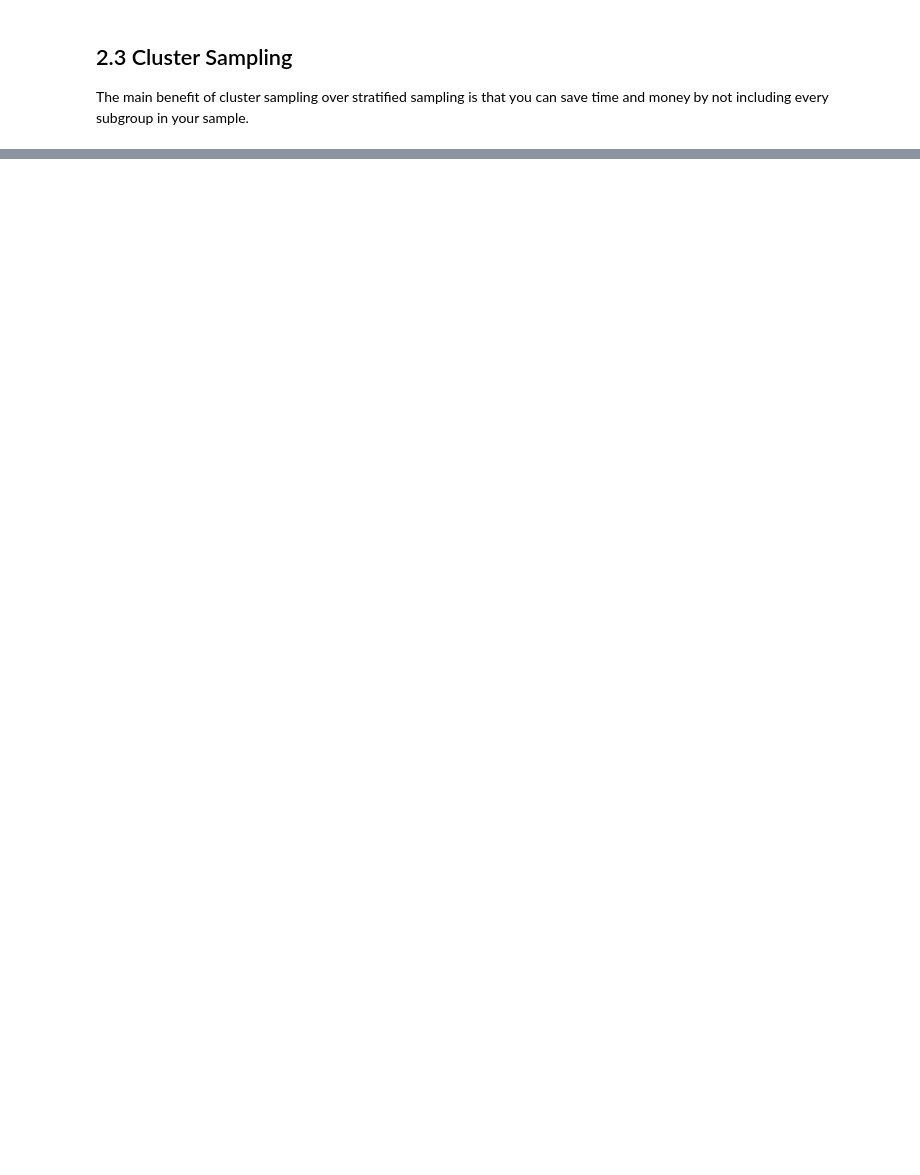
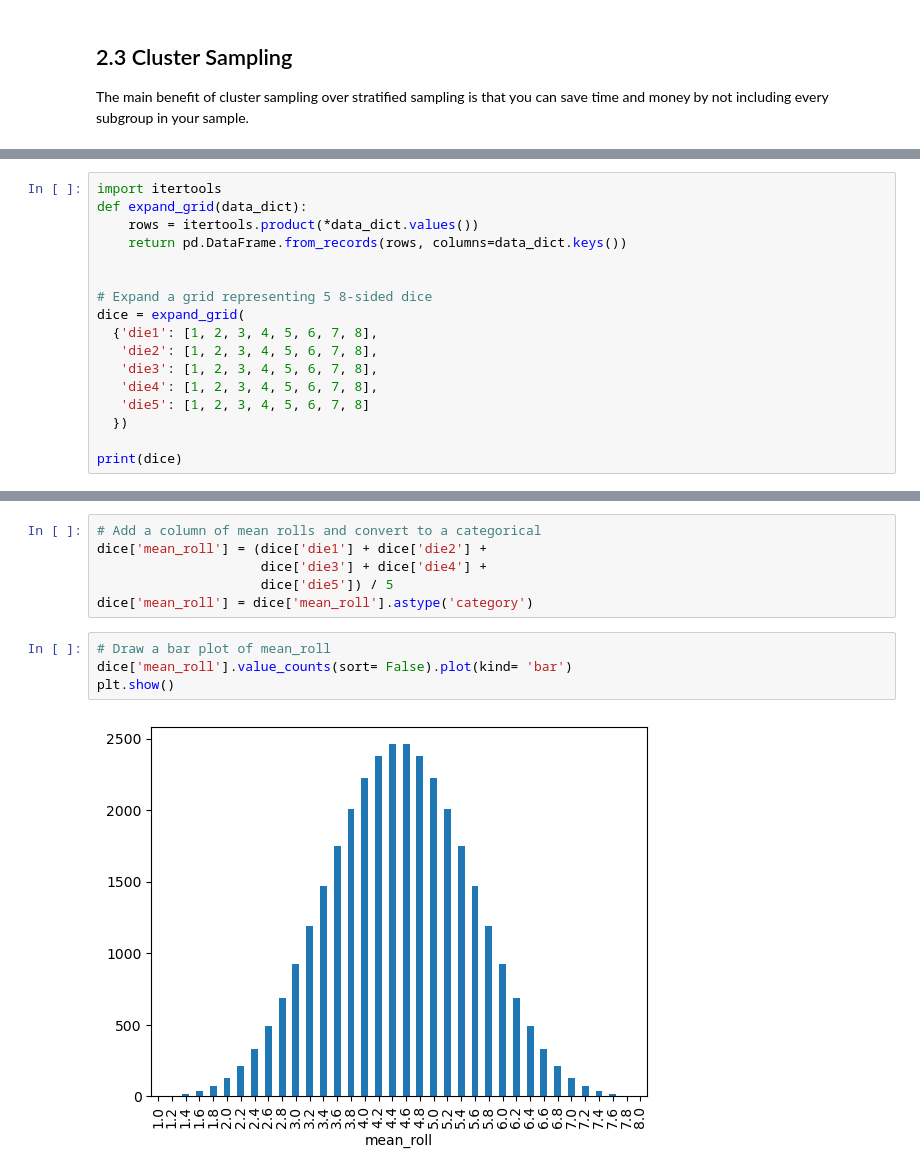
Before and after one commit to Gergerr/portofolio, a Jupyter notebook: Documents/Code/AIML/Portofolio/1. Sampling in Python/main.ipynb, the cells around one changed output, grey strips where cells are left out. Drawn from its saved outputs; the diff is of its cells as text; blank space fills up the shorter version.

```diff
--- a/Documents/Code/AIML/Portofolio/1. Sampling in Python/main.ipynb
+++ b/Documents/Code/AIML/Portofolio/1. Sampling in Python/main.ipynb
@@ -329,0 +457,17 @@ The main benefit of cluster sampling over stratified sampling is that you can sa
+# %%
+import itertools
+def expand_grid(data_dict):
+    rows = itertools.product(*data_dict.values())
+    return pd.DataFrame.from_records(rows, columns=data_dict.keys())
+
+
+# Expand a grid representing 5 8-sided dice
+dice = expand_grid(
+  {'die1': [1, 2, 3, 4, 5, 6, 7, 8],
+   'die2': [1, 2, 3, 4, 5, 6, 7, 8],
+   'die3': [1, 2, 3, 4, 5, 6, 7, 8],
+   'die4': [1, 2, 3, 4, 5, 6, 7, 8],
+   'die5': [1, 2, 3, 4, 5, 6, 7, 8]
+  })
+
+print(dice)
@@ -329,0 +489,12 @@ The main benefit of cluster sampling over stratified sampling is that you can sa
+# %%
+# Add a column of mean rolls and convert to a categorical
+dice['mean_roll'] = (dice['die1'] + dice['die2'] +
+                     dice['die3'] + dice['die4'] +
+                     dice['die5']) / 5
+dice['mean_roll'] = dice['mean_roll'].astype('category')
+# %%
+# Draw a bar plot of mean_roll
+dice['mean_roll'].value_counts(sort= False).plot(kind= 'bar')
+plt.show()
+# %% [output]
+[figure, added]
```
Also changed, not shown: parts of 39 cells of this notebook.
